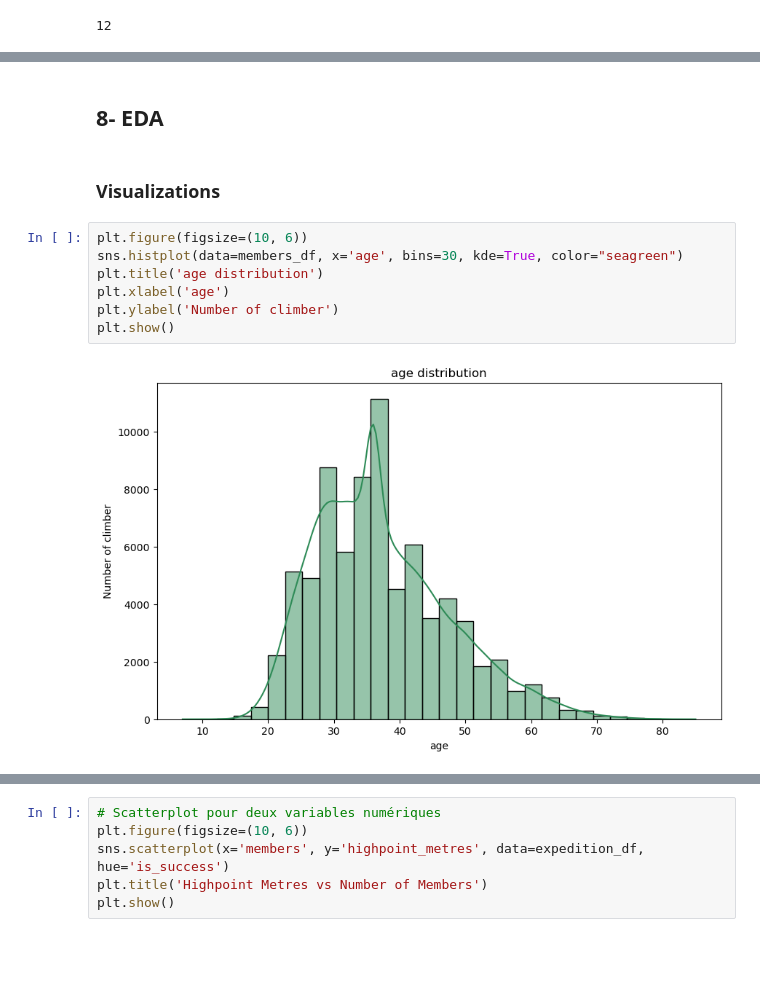
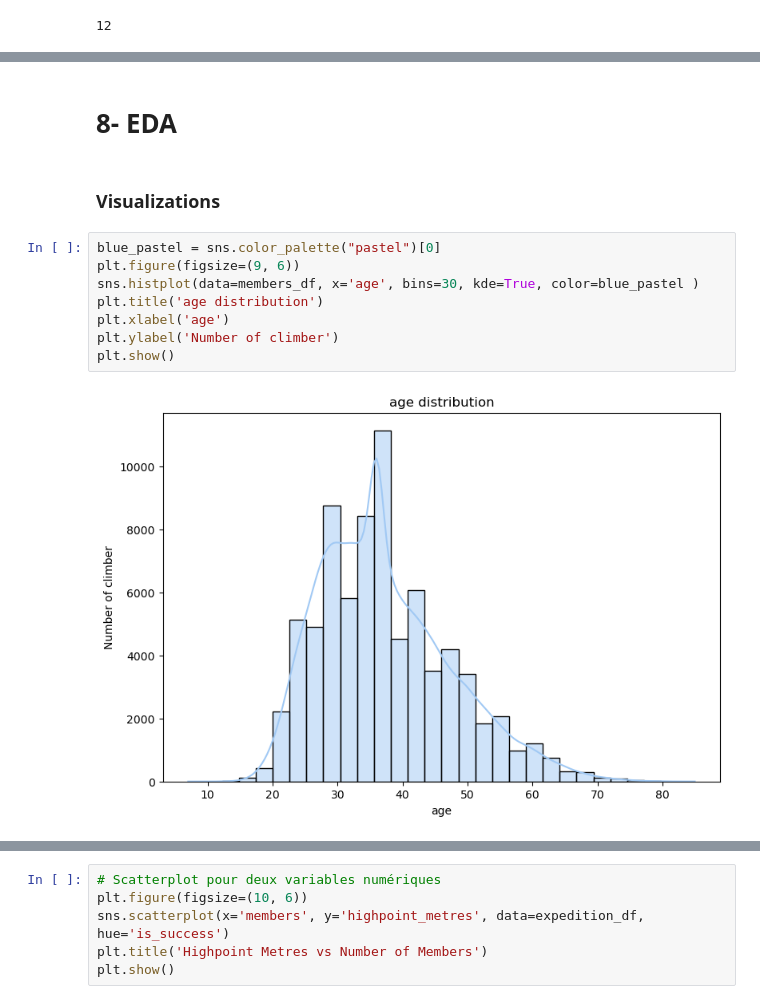
Before and after one commit to cnivaultruiz/final-project, a Jupyter notebook: Final-project.ipynb, the cells around one changed output, grey strips where cells are left out. Saved outputs shown, nothing was run; the diff lists cells and outputs as text; blank space fills up the shorter version.

```diff
--- a/Final-project.ipynb
+++ b/Final-project.ipynb
@@ -507,18 +495,19 @@ Erreur lors du chargement de la table nivault.expedition: Could not convert Data
 Table nivault.members créée et données chargées.
 Table nivault.peaks créée et données chargées.
 # %% [markdown]
-## 8- EDA
+# 8- EDA
 # %% [markdown]
 ### Visualizations
 # %%
-plt.figure(figsize=(10, 6))
-sns.histplot(data=members_df, x='age', bins=30, kde=True, color="seagreen")
+blue_pastel = sns.color_palette("pastel")[0]
+plt.figure(figsize=(9, 6))
+sns.histplot(data=members_df, x='age', bins=30, kde=True, color=blue_pastel )
 plt.title('age distribution')
 plt.xlabel('age')
 plt.ylabel('Number of climber')
 plt.show()
 # %% [output]
-[figure, old version]
+[figure, new version]
 # %%
 # retravailler
 plt.figure(figsize=(8, 5))
```
Also changed, not shown: parts of 31 cells of this notebook, 11 other files.
